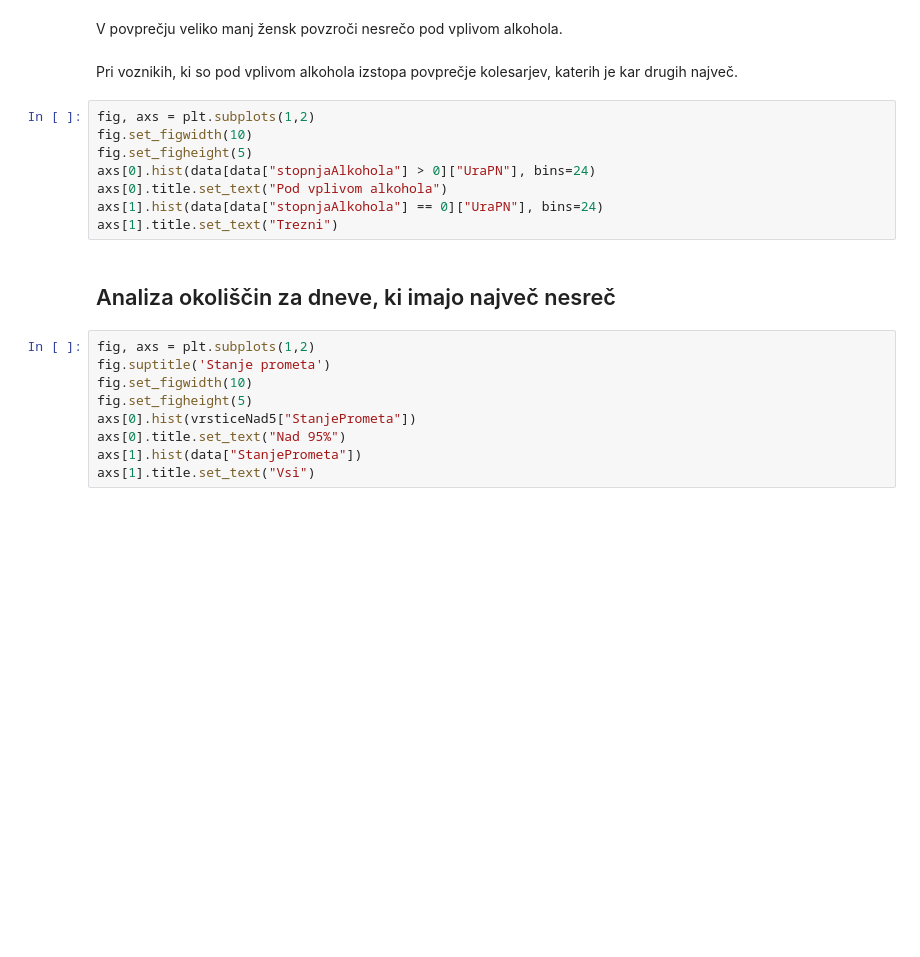
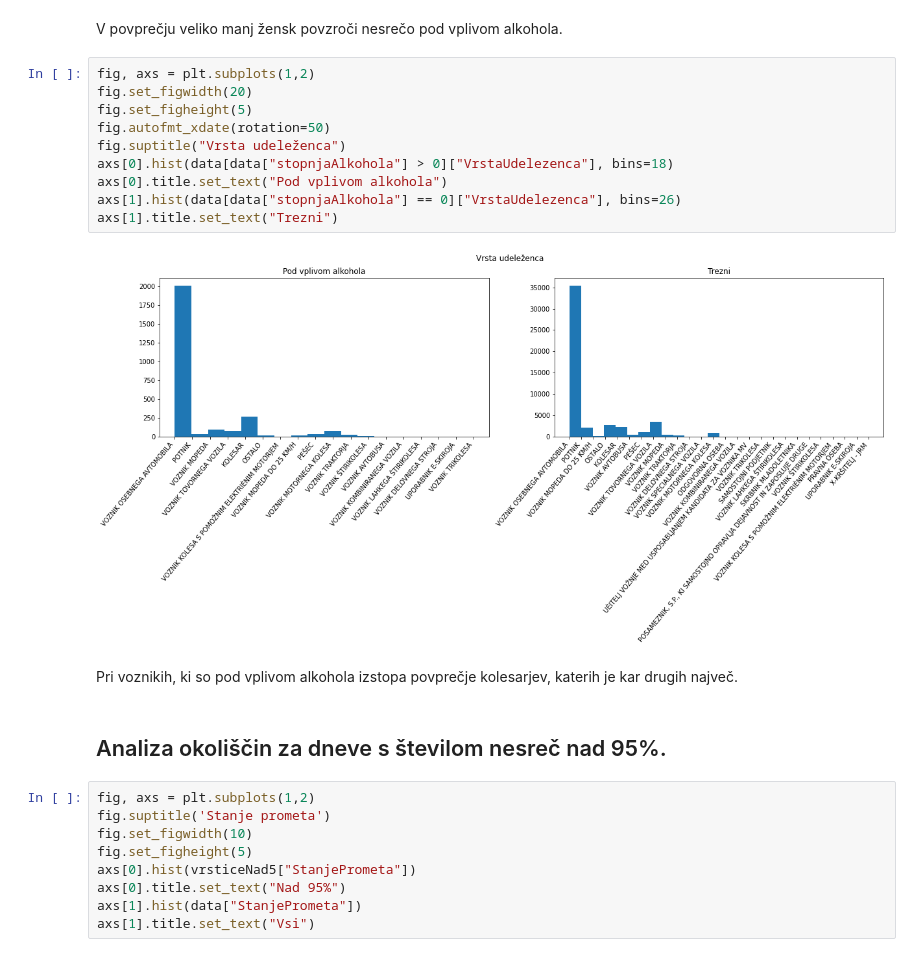
Before and after one commit to matej2000/PR21MV, a Jupyter notebook: main.ipynb, the cells around one changed output. Cells and saved outputs as stored; diff of their text form; blank space fills up the shorter version.

Commit message:
Okoliščine (popravki).

```diff
--- a/main.ipynb
+++ b/main.ipynb
@@ -447,18 +446,22 @@ axs[1].title.set_text("Trezni")
 [figure]
 # %% [markdown]
 V povprečju veliko manj žensk povzroči nesrečo pod vplivom alkohola.
+# %%
+fig, axs = plt.subplots(1,2)
+fig.set_figwidth(20)
+fig.set_figheight(5)
+fig.autofmt_xdate(rotation=50)
+fig.suptitle("Vrsta udeleženca")
+axs[0].hist(data[data["stopnjaAlkohola"] > 0]["VrstaUdelezenca"], bins=18)
+axs[0].title.set_text("Pod vplivom alkohola")
+axs[1].hist(data[data["stopnjaAlkohola"] == 0]["VrstaUdelezenca"], bins=26)
+axs[1].title.set_text("Trezni")
+# %% [output]
+[figure, added]
 # %% [markdown]
 Pri voznikih, ki so pod vplivom alkohola izstopa povprečje kolesarjev, katerih je kar drugih največ.
-# %%
-fig, axs = plt.subplots(1,2)
-fig.set_figwidth(10)
-fig.set_figheight(5)
-axs[0].hist(data[data["stopnjaAlkohola"] > 0]["UraPN"], bins=24)
-axs[0].title.set_text("Pod vplivom alkohola")
-axs[1].hist(data[data["stopnjaAlkohola"] == 0]["UraPN"], bins=24)
-axs[1].title.set_text("Trezni")
 # %% [markdown]
-## Analiza okoliščin za dneve, ki imajo največ nesreč
+## Analiza okoliščin za dneve s številom nesreč nad 95%.
 # %%
 fig, axs = plt.subplots(1,2)
 fig.suptitle('Stanje prometa')
```
Also changed, not shown: parts of 7 cells of this notebook.
